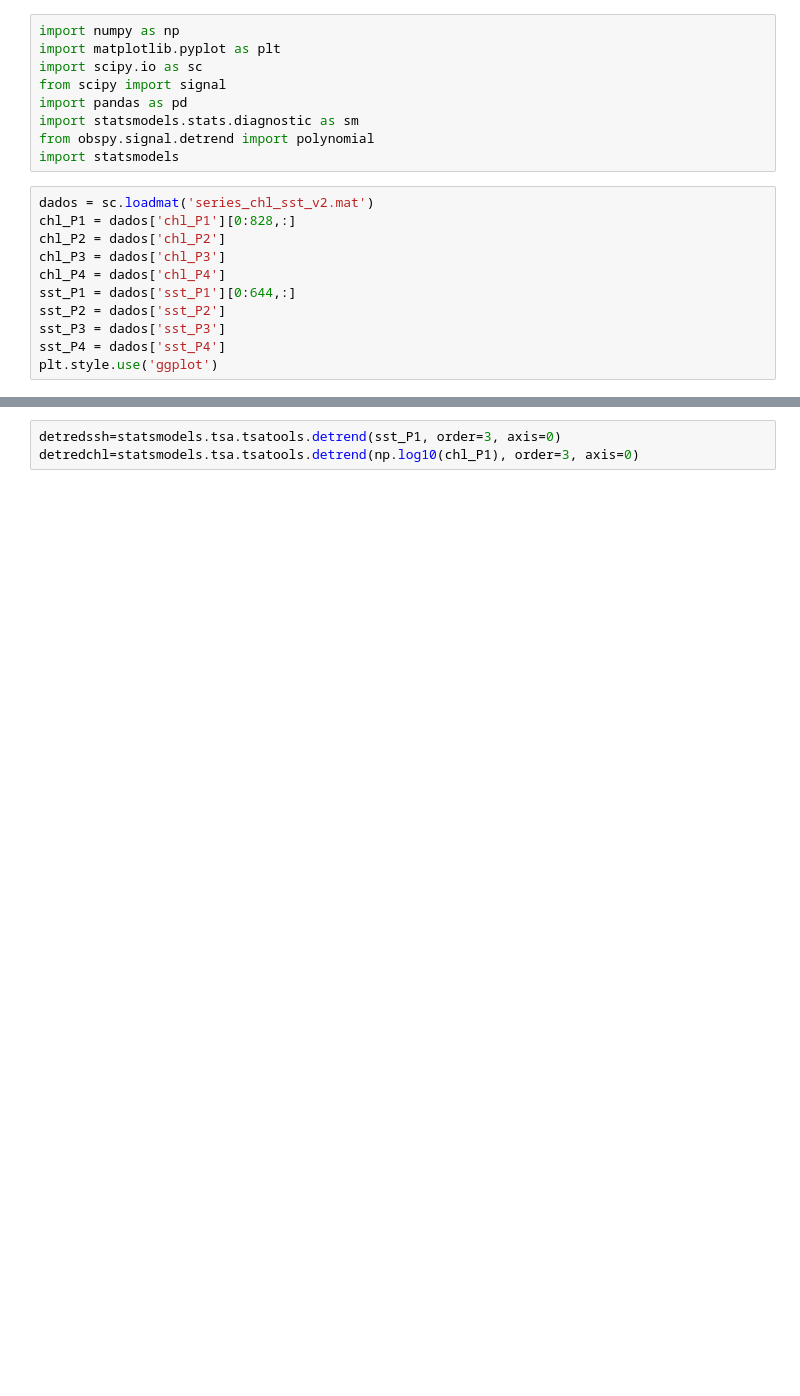
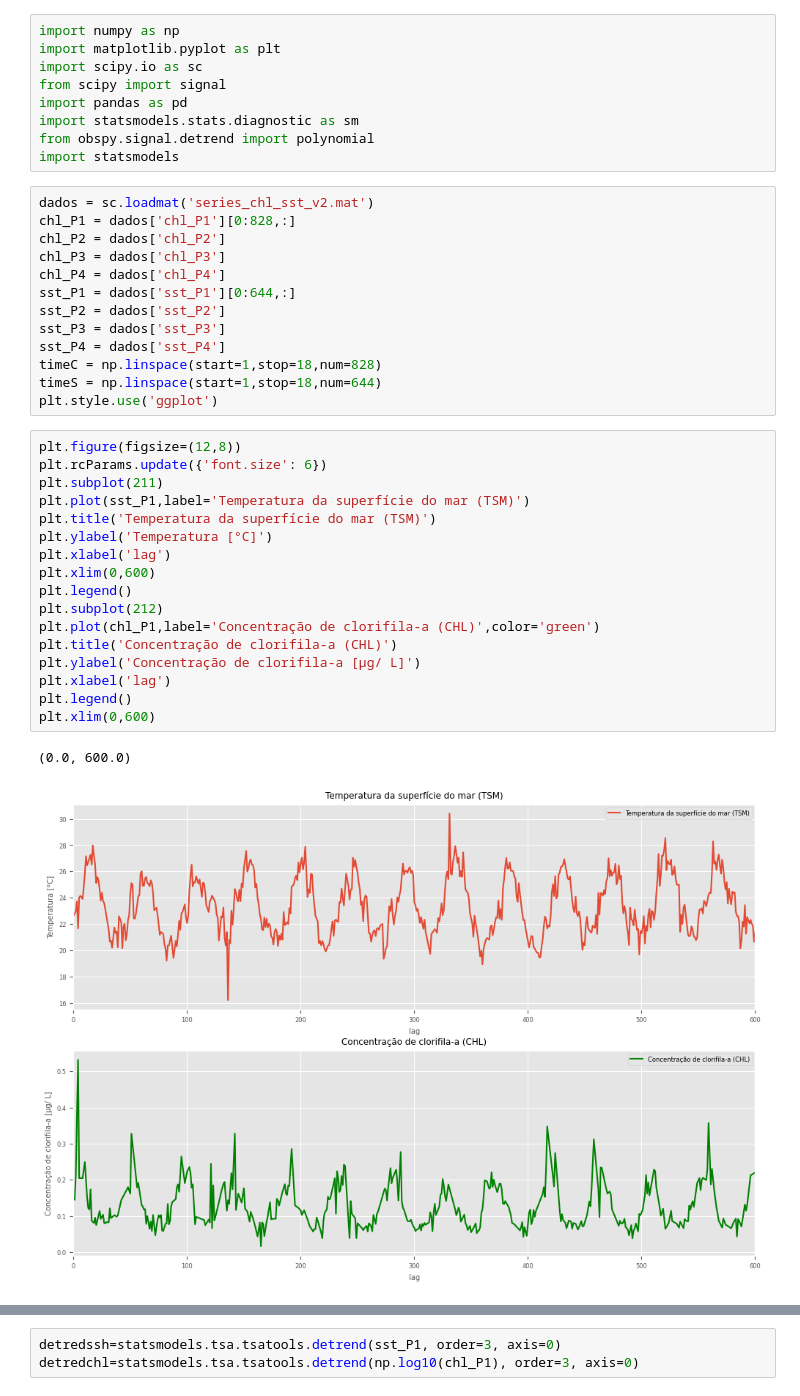
Before and after one commit to LSalimene/Analise-Series-temporais-em-oceano, a Jupyter notebook: lista4/lista4.ipynb, the cells around one changed output, grey strips where cells are left out. Drawn from its saved outputs; the diff is of its cells as text; blank space fills up the shorter version.

```diff
--- a/lista4/lista4.ipynb
+++ b/lista4/lista4.ipynb
@@ -17,7 +17,29 @@ sst_P1 = dados['sst_P1'][0:644,:]
 sst_P2 = dados['sst_P2']
 sst_P3 = dados['sst_P3']
 sst_P4 = dados['sst_P4']
+timeC = np.linspace(start=1,stop=18,num=828)
+timeS = np.linspace(start=1,stop=18,num=644)
 plt.style.use('ggplot')
+# %%
+plt.figure(figsize=(12,8))
+plt.rcParams.update({'font.size': 6})
+plt.subplot(211)
+plt.plot(sst_P1,label='Temperatura da superfície do mar (TSM)')
+plt.title('Temperatura da superfície do mar (TSM)')
+plt.ylabel('Temperatura [°C]')
+plt.xlabel('lag')
+plt.xlim(0,600)
+plt.legend()
+plt.subplot(212)
+plt.plot(chl_P1,label='Concentração de clorifila-a (CHL)',color='green')
+plt.title('Concentração de clorifila-a (CHL)')
+plt.ylabel('Concentração de clorifila-a [μg/ L]')
+plt.xlabel('lag')
+plt.legend()
+plt.xlim(0,600)
+# %% [output]
+(0.0, 600.0)
+[figure, added]
 # %%
 plt.figure(figsize=(12,8))
 plt.subplot(211)
```
Also changed, not shown: parts of 17 cells of this notebook, 12 other files.
